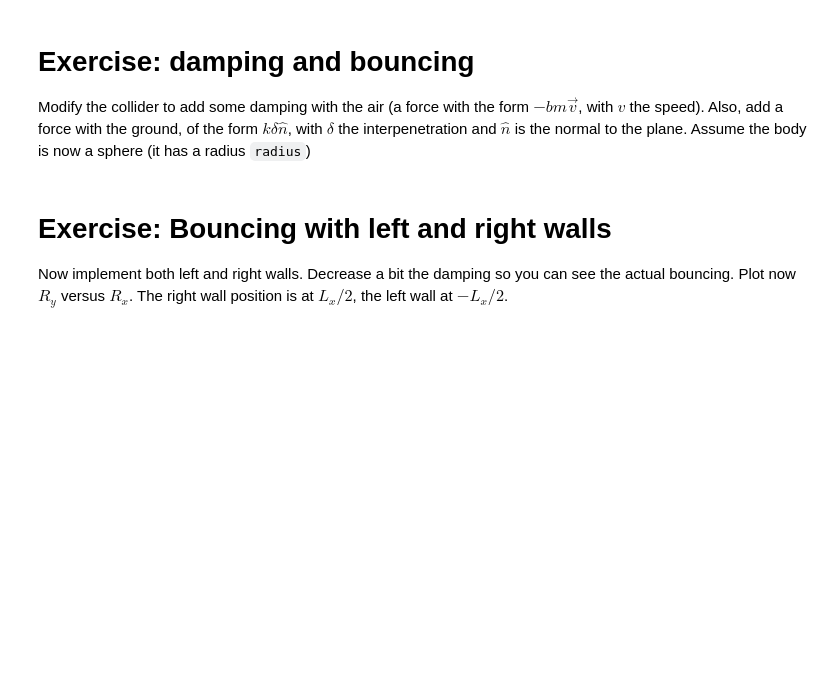
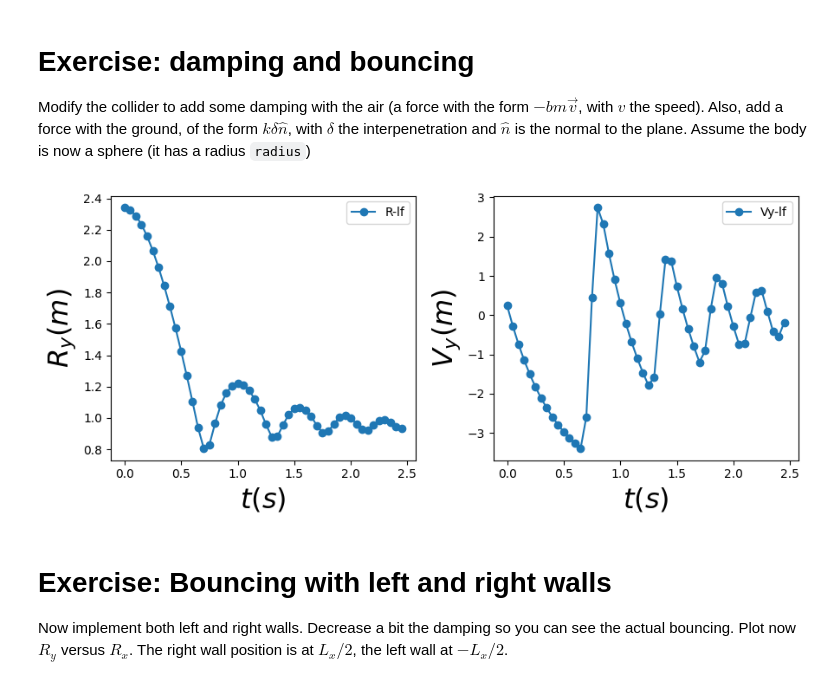
Before and after one commit to saguileran/2022-II-HerrComp, a Jupyter notebook: 08-MolecularDynamics/MolecularDynamics-MacroBodies.ipynb, the cells around one changed output. Saved outputs shown, nothing was run; the diff lists cells and outputs as text; code cells hidden in the pictures; blank space fills up the shorter version.

```diff
--- a/08-MolecularDynamics/MolecularDynamics-MacroBodies.ipynb
+++ b/08-MolecularDynamics/MolecularDynamics-MacroBodies.ipynb
@@ -199,8 +201,11 @@ class Collider:
     def computeForce(self, body): # For now operate on a single body
         body.F = np.zeros(3) # Reset the force
         body.F += body.mass*self.G # Add gravity
-        # YOUR CODE HERE
-        raise NotImplementedError()
+        body.F -= self.B*body.mass*body.V # Add damping force
+        # add force with ground
+        delta = body.radius - body.R[1]
+        if delta > 0:
+            body.F[1] += self.K*delta
 
 #%matplotlib inline
 import numpy as np
@@ -217,33 +222,35 @@ collider.computeForce(particle) # Initial force
 # Time evolution stuff
 DT = 0.05
 T = np.arange(0.0, 2.5, DT)
 NSTEPS = T.size
 leapfrog = TimeIntegrator(DT)
 leapfrog.startIntegration(particle)
 
 # Save data
 Ry = np.zeros(NSTEPS);
 Vy = np.zeros(NSTEPS)
 
 # main evolution loop
 it = 0
 while it < NSTEPS:
     Ry[it] = particle.R[1]; Vy[it] = particle.V[1]
     collider.computeForce(particle)
     leapfrog.timestep(particle)
     it = it + 1
 
 # plot final path
 fig, ax = plt.subplots(1, 2, figsize=(9,4))
 ax[0].plot(T, Ry, '-o', label="R-lf")
 ax[1].plot(T, Vy, '-o', label="Vy-lf")
 ax[0].legend()
 ax[1].legend()
 ax[0].set_xlabel(r"$t(s)$", fontsize=23)
 ax[0].set_ylabel(r"$R_y(m)$", fontsize=23)
 ax[1].set_xlabel(r"$t(s)$", fontsize=23)
 ax[1].set_ylabel(r"$V_y(m)$", fontsize=23)
 plt.tight_layout()
+# %% [output]
+[figure, added]
 # %%
 # Animation
 import matplotlib.animation as animation
```
Also changed, not shown: parts of 3 cells of this notebook.
